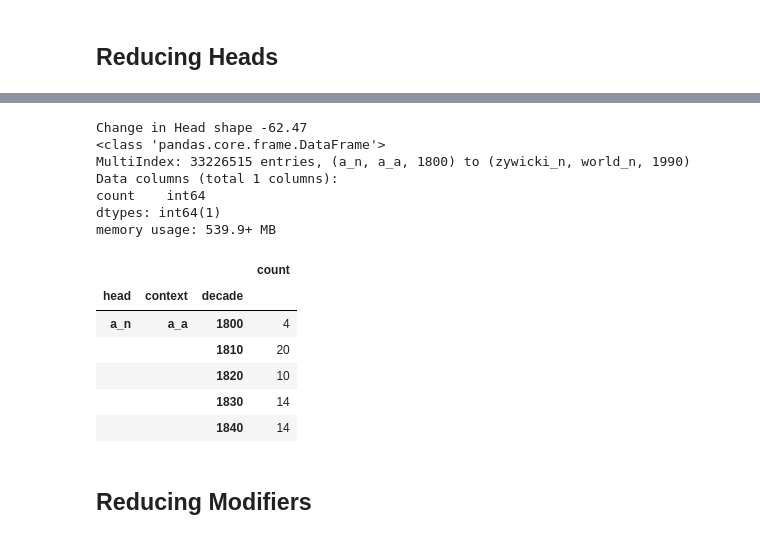
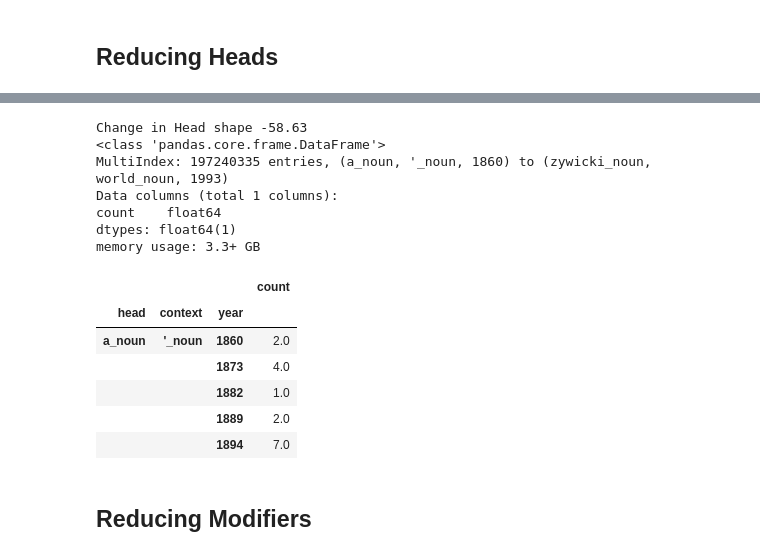
Before and after one commit to prajitdhar/Compounding, a Jupyter notebook: novel_compound_predictor/Dataset_Reducer.ipynb, the cells around one changed output, grey strips where cells are left out. Saved outputs shown, nothing was run; the diff lists cells and outputs as text; code cells hidden in the pictures.

```diff
--- a/novel_compound_predictor/Dataset_Reducer.ipynb
+++ b/novel_compound_predictor/Dataset_Reducer.ipynb
@@ -3,2 +4,8 @@ import pandas as pd
 # %% [markdown]
 ## Reducing Heads
+# %%
+heads=pd.read_pickle('/data/dharp/compounding/datasets/heads.pkl')
+# %%
+heads_reduced=pd.read_csv('/data/dharp/compounding/datasets/heads_reduced.csv',sep='\t')
+heads.info()
+heads.head()
@@ -4,0 +51,4 @@ import pandas as pd
+# %%
+heads_complete=pd.concat([heads,heads_reduced],ignore_index=True,sort=False)
+heads_complete.info()
+heads_complete.head()
@@ -5,25 +71,24 @@ import pandas as pd
 # %%
-heads=pd.read_csv('/data/dharp/compounding/datasets/heads.csv',sep='\t')
-old_shape=heads.shape[0]
-heads=heads.groupby(['head','context','year'])['count'].sum().to_frame()
-new_shape=heads.shape[0]
+old_shape=heads_complete.shape[0]
+heads_complete=heads_complete.groupby(['head','context','year'])['count'].sum().to_frame()
+new_shape=heads_complete.shape[0]
 print(f'Change in Head shape {(new_shape-old_shape)/old_shape*100:.2f}')
-heads.info()
-heads.head()
+heads_complete.info()
+heads_complete.head()
 # %% [output]
-Change in Head shape -62.47
+Change in Head shape -58.63
 <class 'pandas.core.frame.DataFrame'>
-MultiIndex: 33226515 entries, (a_n, a_a, 1800) to (zywicki_n, world_n, 1990)
+MultiIndex: 197240335 entries, (a_noun, '_noun, 1860) to (zywicki_noun, world_noun, 1993)
 Data columns (total 1 columns):
-count    int64
-dtypes: int64(1)
-memory usage: 539.9+ MB
+count    float64
+dtypes: float64(1)
+memory usage: 3.3+ GB
 |  |  |  | count |
-| head | context | decade |  |
-| a_n | a_a | 1800 | 4 |
-|  |  | 1810 | 20 |
-|  |  | 1820 | 10 |
-|  |  | 1830 | 14 |
-|  |  | 1840 | 14 |
+| head | context | year |  |
+| a_noun | '_noun | 1860 | 2.0 |
+|  |  | 1873 | 4.0 |
+|  |  | 1882 | 1.0 |
+|  |  | 1889 | 2.0 |
+|  |  | 1894 | 7.0 |
 # %% [markdown]
 ## Reducing Modifiers
```
Also changed, not shown: parts of 23 cells of this notebook, 2 other files.
